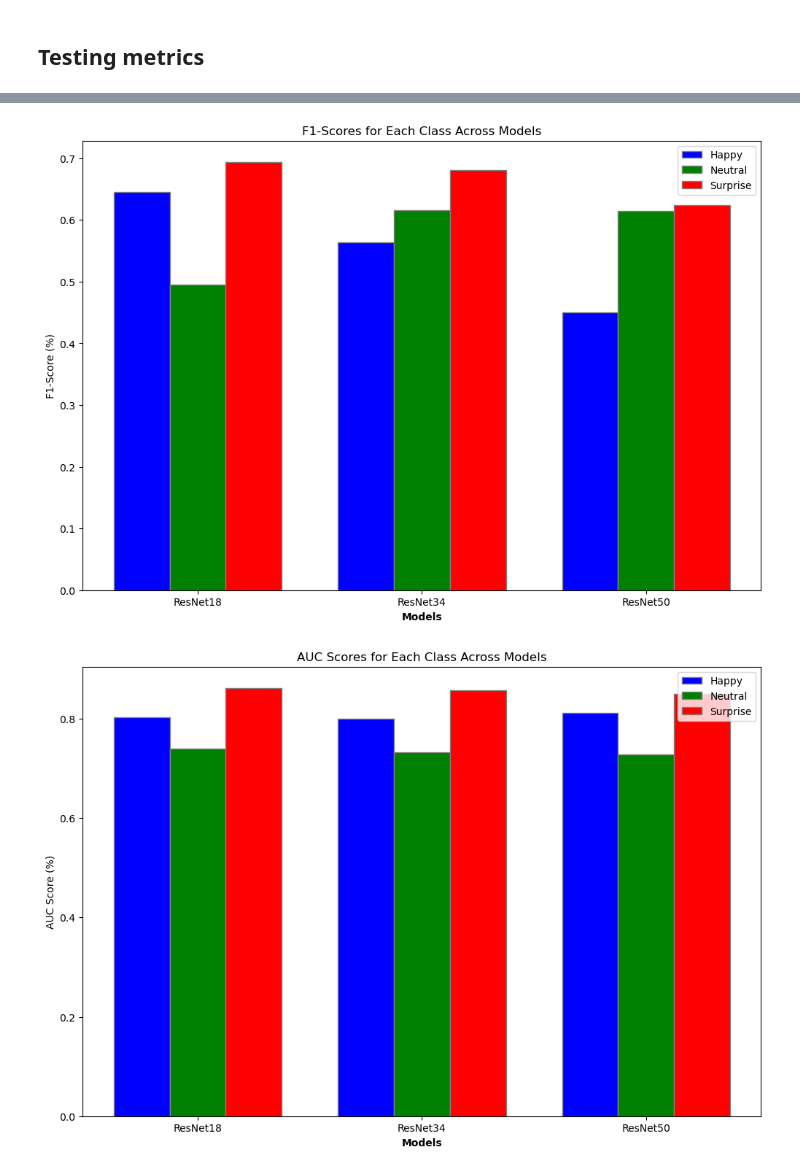
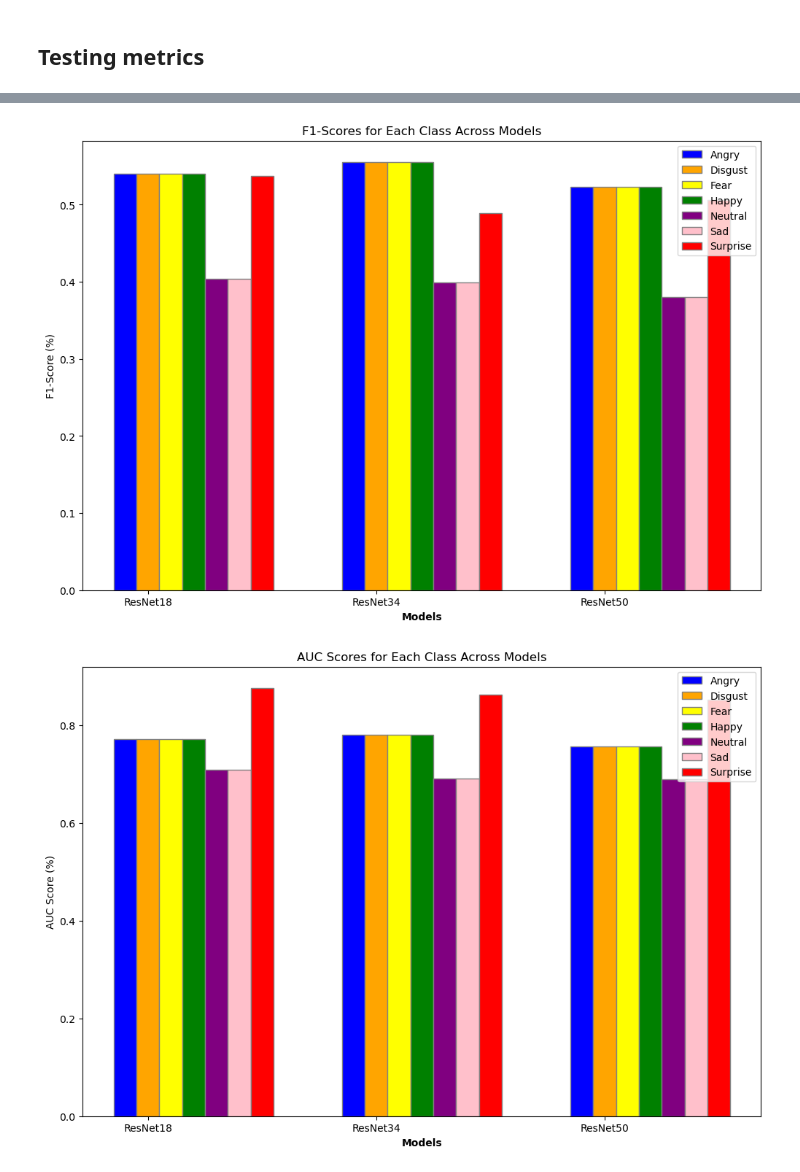
Before and after one commit to angerulis/ResNet-Emotion-Recognition, a Jupyter notebook: Analysis.ipynb, the cells around one changed output, grey strips where cells are left out. Drawn from its saved outputs; the diff is of its cells as text; code cells hidden in the pictures.

```diff
--- a/Analysis.ipynb
+++ b/Analysis.ipynb
@@ -4,7 +4,7 @@ import matplotlib.pyplot as plt
 import numpy as np
 # %%
 # Load the metrics data from the JSON file
-metrics_file_path = './metrics/metrics.json'
+metrics_file_path = './metrics/metrics_paper.json'
 
 with open(metrics_file_path, 'r') as file:
     metrics_data = json.load(file)
@@ -103,8 +103,13 @@ plt.show()
 # %%
 # Set positions of the bars on the X axis
-barWidth = 0.25
+barWidth = 0.1
 r1 = np.arange(len(metrics_data.keys()))
 r2 = [x + barWidth for x in r1]
 r3 = [x + barWidth for x in r2]
+r4 = [x + barWidth for x in r3]
+r5 = [x + barWidth for x in r4]
+r6 = [x + barWidth for x in r5]
+r7 = [x + barWidth for x in r6]
+colors = ['blue', 'orange', 'yellow', 'green', 'purple', 'pink', 'red']
 # %%
 # Extracting precision scores for each class for each model
@@ -167,34 +212,66 @@ plt.show()
 # %%
 # Extracting F1-scores for each class for each model
+f1_angry = [metrics_data['resnet18']['test_report']['angry']['f1-score'],
+                   metrics_data['resnet34']['test_report']['angry']['f1-score'],
+                   metrics_data['resnet50']['test_report']['angry']['f1-score']]
+
+f1_disgust = [metrics_data['resnet18']['test_report']['disgust']['f1-score'],
+                   metrics_data['resnet34']['test_report']['disgust']['f1-score'],
+                   metrics_data['resnet50']['test_report']['disgust']['f1-score']]
+
+f1_fear = [metrics_data['resnet18']['test_report']['fear']['f1-score'],
+                   metrics_data['resnet34']['test_report']['fear']['f1-score'],
+                   metrics_data['resnet50']['test_report']['fear']['f1-score']]
+
 f1_happy = [metrics_data['resnet18']['test_report']['happy']['f1-score'],
-            metrics_data['resnet34']['test_report']['happy']['f1-score'],
-            metrics_data['resnet50']['test_report']['happy']['f1-score']]
+                   metrics_data['resnet34']['test_report']['happy']['f1-score'],
+                   metrics_data['resnet50']['test_report']['happy']['f1-score']]
 
 f1_neutral = [metrics_data['resnet18']['test_report']['neutral']['f1-score'],
-              metrics_data['resnet34']['test_report']['neutral']['f1-score'],
-              metrics_data['resnet50']['test_report']['neutral']['f1-score']]
+                     metrics_data['resnet34']['test_report']['neutral']['f1-score'],
+                     metrics_data['resnet50']['test_report']['neutral']['f1-score']]
+
+f1_sad = [metrics_data['resnet18']['test_report']['sad']['recall'],
+                     metrics_data['resnet34']['test_report']['sad']['f1-score'],
+                     metrics_data['resnet50']['test_report']['sad']['f1-score']]
 
 f1_surprise = [metrics_data['resnet18']['test_report']['surprise']['f1-score'],
-               metrics_data['resnet34']['test_report']['surprise']['f1-score'],
-               metrics_data['resnet50']['test_report']['surprise']['f1-score']]
+                      metrics_data['resnet34']['test_report']['surprise']['f1-score'],
+                      metrics_data['resnet50']['test_report']['surprise']['f1-score']]
 
 # Creating the grouped bar chart for F1-Scores
 plt.figure(figsize=(12, 8))
-plt.bar(r1, f1_happy, color='blue', width=barWidth, edgecolor='grey', label='Happy')
-plt.bar(r2, f1_neutral, color='green', width=barWidth, edgecolor='grey', label='Neutral')
-plt.bar(r3, f1_surprise, color='red', width=barWidth, edgecolor='grey', label='Surprise')
+plt.bar(r1, f1_happy, color=colors[0], width=barWidth, edgecolor='grey', label='Angry')
+plt.bar(r2, f1_happy, color=colors[1], width=barWidth, edgecolor='grey', label='Disgust')
+plt.bar(r3, f1_happy, color=colors[2], width=barWidth, edgecolor='grey', label='Fear')
+plt.bar(r4, f1_happy, color=colors[3], width=barWidth, edgecolor='grey', label='Happy')
+plt.bar(r5, f1_neutral, color=colors[4], width=barWidth, edgecolor='grey', label='Neutral')
+plt.bar(r6, f1_neutral, color=colors[5], width=barWidth, edgecolor='grey', label='Sad')
+plt.bar(r7, f1_surprise, color=colors[6], width=barWidth, edgecolor='grey', label='Surprise')
 
 plt.xlabel('Models', fontweight='bold')
 plt.ylabel('F1-Score (%)')
 plt.xticks([r + barWidth for r in range(len(f1_happy))], ['ResNet18', 'ResNet34', 'ResNet50'])
 plt.title('F1-Scores for Each Class Across Models')
 
 plt.legend()
 plt.show()
 # %% [output]
-[figure, old version]
+[figure, new version]
 # %%
 # Extracting AUC scores for each class for each model
+auc_angry = [metrics_data['resnet18']['auc']['angry'],
+             metrics_data['resnet34']['auc']['angry'],
+             metrics_data['resnet50']['auc']['angry']]
+
+auc_disgust = [metrics_data['resnet18']['auc']['disgust'],
+             metrics_data['resnet34']['auc']['disgust'],
+             metrics_data['resnet50']['auc']['disgust']]
+
+auc_fear = [metrics_data['resnet18']['auc']['fear'],
+             metrics_data['resnet34']['auc']['fear'],
+             metrics_data['resnet50']['auc']['fear']]
+
 auc_happy = [metrics_data['resnet18']['auc']['happy'],
              metrics_data['resnet34']['auc']['happy'],
              metrics_data['resnet50']['auc']['happy']]
@@ -203,15 +280,23 @@ auc_neutral = [metrics_data['resnet18']['auc']['neutral'],
                metrics_data['resnet34']['auc']['neutral'],
                metrics_data['resnet50']['auc']['neutral']]
 
+auc_sad = [metrics_data['resnet18']['auc']['sad'],
+               metrics_data['resnet34']['auc']['sad'],
+               metrics_data['resnet50']['auc']['sad']]
+
 auc_surprise = [metrics_data['resnet18']['auc']['surprise'],
                 metrics_data['resnet34']['auc']['surprise'],
                 metrics_data['resnet50']['auc']['surprise']]
 
 # Creating the grouped bar chart for AUC Scores
 plt.figure(figsize=(12, 8))
-plt.bar(r1, auc_happy, color='blue', width=barWidth, edgecolor='grey', label='Happy')
-plt.bar(r2, auc_neutral, color='green', width=barWidth, edgecolor='grey', label='Neutral')
-plt.bar(r3, auc_surprise, color='red', width=barWidth, edgecolor='grey', label='Surprise')
+plt.bar(r1, auc_happy, color=colors[0], width=barWidth, edgecolor='grey', label='Angry')
+plt.bar(r2, auc_happy, color=colors[1], width=barWidth, edgecolor='grey', label='Disgust')
+plt.bar(r3, auc_happy, color=colors[2], width=barWidth, edgecolor='grey', label='Fear')
+plt.bar(r4, auc_happy, color=colors[3], width=barWidth, edgecolor='grey', label='Happy')
+plt.bar(r5, auc_neutral, color=colors[4], width=barWidth, edgecolor='grey', label='Neutral')
+plt.bar(r6, auc_neutral, color=colors[5], width=barWidth, edgecolor='grey', label='Sad')
+plt.bar(r7, auc_surprise, color=colors[6], width=barWidth, edgecolor='grey', label='Surprise')
 
 plt.xlabel('Models', fontweight='bold')
 plt.ylabel('AUC Score (%)')
@@ -221,4 +306,4 @@ plt.title('AUC Scores for Each Class Across Models')
 plt.legend()
 plt.show()
 # %% [output]
-[figure, old version]
+[figure, new version]
```
Also changed, not shown: parts of 6 cells of this notebook, 1 other file.
